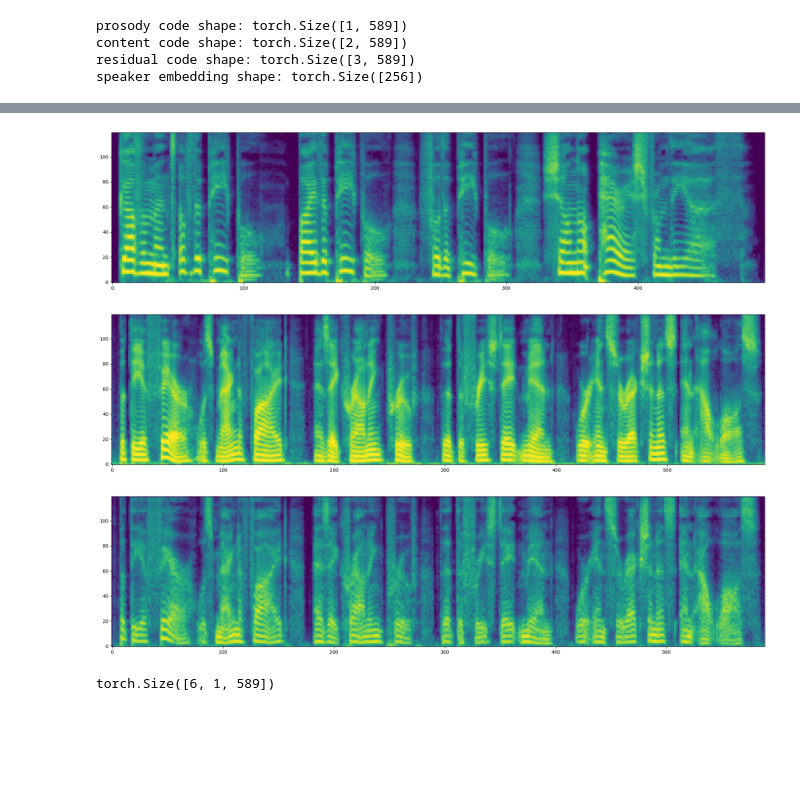
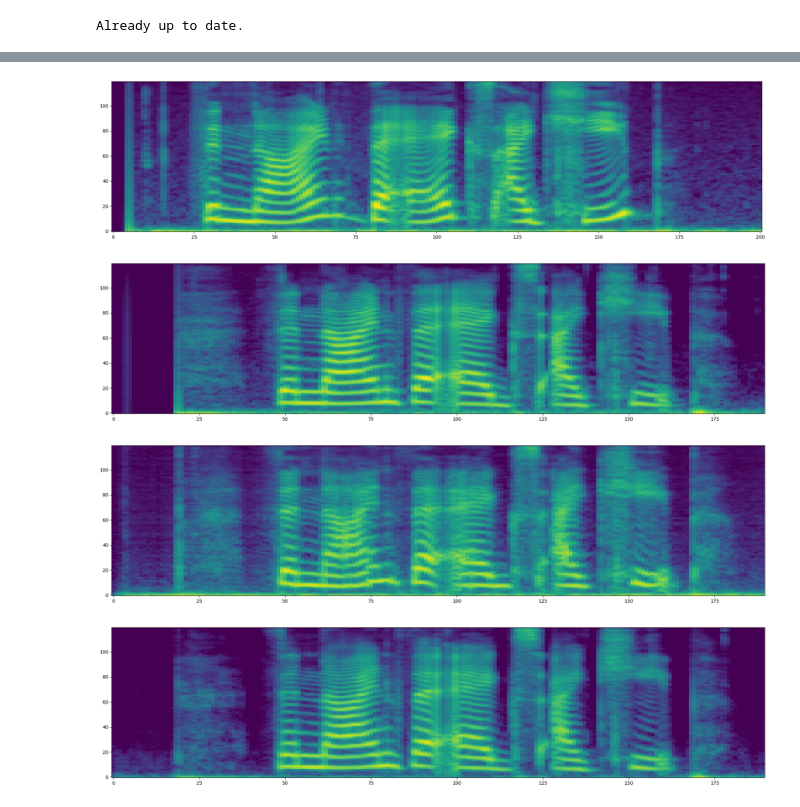
Before and after one commit to ex3ndr/facodec, a Jupyter notebook: workbook.ipynb, the cells around one changed output, grey strips where cells are left out. Saved outputs shown, nothing was run; the diff lists cells and outputs as text; code cells hidden in the pictures; blank space fills up the shorter version.

Commit message:
feat: voice changing, torch hub

```diff
--- a/workbook.ipynb
+++ b/workbook.ipynb
@@ -8,6 +11,11 @@ import matplotlib.pyplot as plt
 # %%
 def do_spectogram(src):
     return spectogram(src, 1024, 120, 200, 800, "slaney", "slaney", 16000)
+
+def improve_audio(src):
+    res, new_sr = enhance(src.cpu(), 16000, "cpu", nfe=24, solver="midpoint", lambd=0.1, tau=0.5)
+    res = resampler(new_sr, 16000)(res)
+    return res
 
 def plot_debug(waveform):
 
@@ -33,6 +41,9 @@ def plot_debug(waveform):
 model = FACodec()
 encoder_checkpoint = torch.load(f'./source_checkpoints/ns3_facodec_encoder.bin', map_location="cpu")
 decoder_checkpoint = torch.load(f'./source_checkpoints/ns3_facodec_decoder.bin', map_location="cpu")
+redecoder_checkpoint = torch.load(f'./source_checkpoints/ns3_facodec_redecoder.bin', map_location="cpu")
 model.encoder.load_state_dict(encoder_checkpoint)
 model.decoder.load_state_dict(decoder_checkpoint)
+model.redecoder.load_state_dict(redecoder_checkpoint)
+model.eval()
 # %% [output]
@@ -40,24 +67,20 @@ model.decoder.load_state_dict(decoder_checkpoint)
 # %%
-source = load_mono_audio("./eval/eval_0.wav", 16000)
-source_style = load_mono_audio("./eval/eval_2.mp3", 16000)
+source = load_mono_audio("./eval/eval_3_normal.wav", 16000)
+source_enchanced = improve_audio(source)
+source_style = load_mono_audio("./eval/eval_3_surprise.wav", 16000)
+# %% [output]
+Already up to date.
 # %%
 prosody_code, cotent_code, residual_code, spk_embs = model.encode(source)
+e_prosody_code, e_cotent_code, e_residual_code, e_spk_embs = model.encode(source_enchanced)
 target_style = model.speaker_embedding(source_style)
-# %%
-print("prosody code shape:", prosody_code.shape)
-print("content code shape:", cotent_code.shape)
-print("residual code shape:", residual_code.shape)
-print("speaker embedding shape:", spk_embs.shape)
-# %% [output]
-prosody code shape: torch.Size([1, 589])
-content code shape: torch.Size([2, 589])
-residual code shape: torch.Size([3, 589])
-speaker embedding shape: torch.Size([256])
 # %%
-recon_wav = model.decode(prosody_code, cotent_code, None, target_style)
+recon_wav = model.speech_convert(prosody_code, cotent_code, target_style)
+e_recon_wav = model.decode(e_prosody_code, e_cotent_code, e_residual_code, e_spk_embs)
 plot_debug(source_style)
 plot_debug(source)
 plot_debug(recon_wav)
+plot_debug(e_recon_wav)
 # %% [output]
 [interactive output not drawn]
 [interactive output not drawn]
@@ -65,3 +89,4 @@ plot_debug(recon_wav)
-[figure, old version]
+[figure, new version]
-[figure, old version]
+[figure, new version]
-[figure, old version]
+[figure, new version]
+[figure, added]
@@ -70,4 +92,0 @@ vq_id = torch.cat([prosody_code, cotent_code, residual_code]).unsqueeze(1)
-# %%
-print(vq_id.shape)
-# %% [output]
-torch.Size([6, 1, 589])
```
Also changed, not shown: parts of 6 cells of this notebook, 8 other files.
